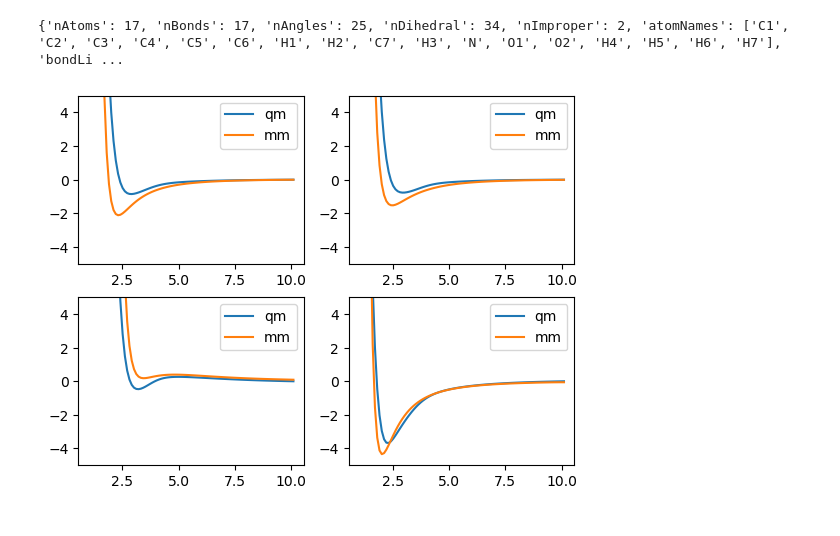
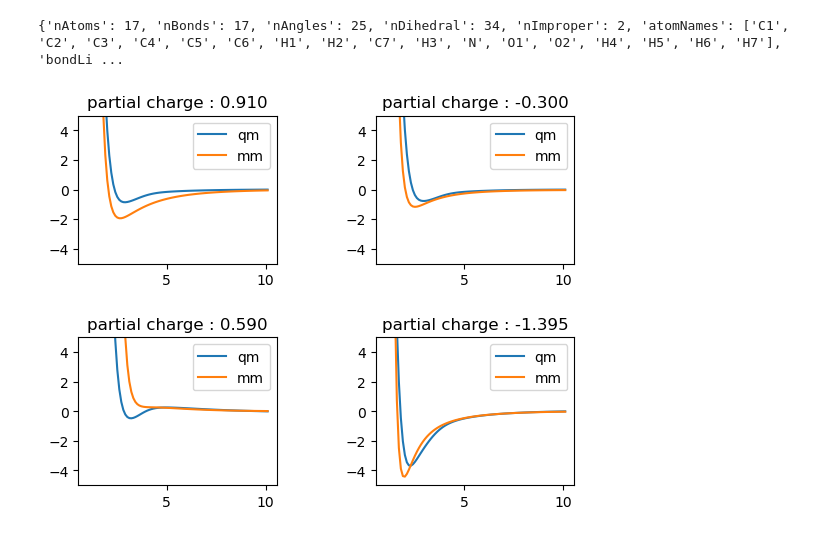
Before and after one commit to icomse/7th_workshop_MD, a Jupyter notebook: day_three/session2/ffparam.ipynb, the cells around one changed output. Cells and saved outputs as stored; diff of their text form; code cells hidden in the pictures.

```diff
--- a/day_three/session2/ffparam.ipynb
+++ b/day_three/session2/ffparam.ipynb
@@ -238,6 +238,7 @@ def charge_optimization(fitting_charges: list[float])-> float:
                     _tmpline[3] =   fitting_charges[2]
                 if _tmpline[1] == "N":
                     _tmpline[3] =   (-0.195) - numpy.sum(fitting_charges)
+                    n_charge    =   (-0.195) - numpy.sum(fitting_charges)
                 tmpObject.write(line[:18]+f"{_tmpline[3]:7.3f}"+"\n")
             else:
                 tmpObject.write(line)
@@ -273,32 +274,37 @@ def charge_optimization(fitting_charges: list[float])-> float:
 
     with open("./mm_files/scan_n_water_h.ener") as enerObject:
         for line in enerObject:
             energy  =   float(line.split()[1])
             mm_fitting_data["scan_n_h_mm"].append(energy)
 
     # plot the data
     fig, axes   =   matplotlib.pyplot.subplots(2,2)
+    fig.subplots_adjust(wspace=0.5, hspace=0.5)
     axes[0][0].plot(distances, qm_training_data["scan_c2_h_qm"], label= "qm")
     axes[0][0].plot(distances, mm_fitting_data["scan_c2_h_mm"], label = "mm")
     axes[0][0].set_ylim(-5,5)
+    axes[0][0].set_title(f"partial charge : {fitting_charges[0]:0.3f}")
     axes[0][0].legend()
 
     axes[0][1].plot(distances, qm_training_data["scan_c4_h_qm"], label= "qm")
     axes[0][1].plot(distances, mm_fitting_data["scan_c4_h_mm"], label = "mm")
     axes[0][1].set_ylim(-5,5)
+    axes[0][1].set_title(f"partial charge : {fitting_charges[1]:0.3f}")
     axes[0][1].legend()
 
     axes[1][0].plot(distances, qm_training_data["scan_c7_o_qm"], label= "qm")
     axes[1][0].plot(distances, mm_fitting_data["scan_c7_o_mm"], label = "mm")
     axes[1][0].set_ylim(-5,5)
+    axes[1][0].set_title(f"partial charge : {fitting_charges[2]:0.3f}")
     axes[1][0].legend()
 
     axes[1][1].plot(distances, qm_training_data["scan_n_h_qm"], label= "qm")
     axes[1][1].plot(distances, mm_fitting_data["scan_n_h_mm"], label = "mm")
     axes[1][1].set_ylim(-5,5)
+    axes[1][1].set_title(f"partial charge : {n_charge:0.3f}")
     axes[1][1].legend()
 
-fitting_charges     =   [0.148, -0.013, 0.433]
+fitting_charges     =   [0.91, -0.3, 0.58]
 charge_optimization(fitting_charges=fitting_charges)
 # %% [output]
-[figure, old version]
+[figure, new version]
```
Also changed, not shown: 24 other files.
